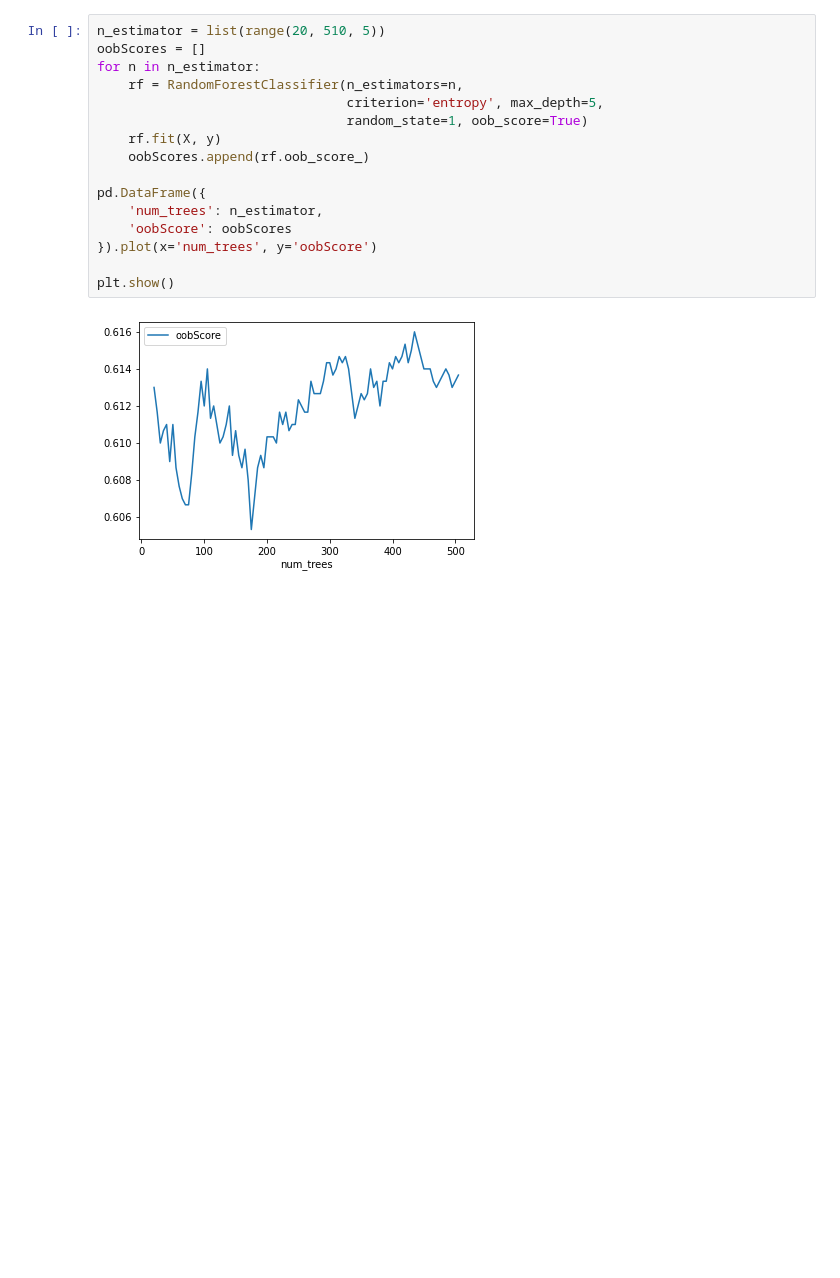
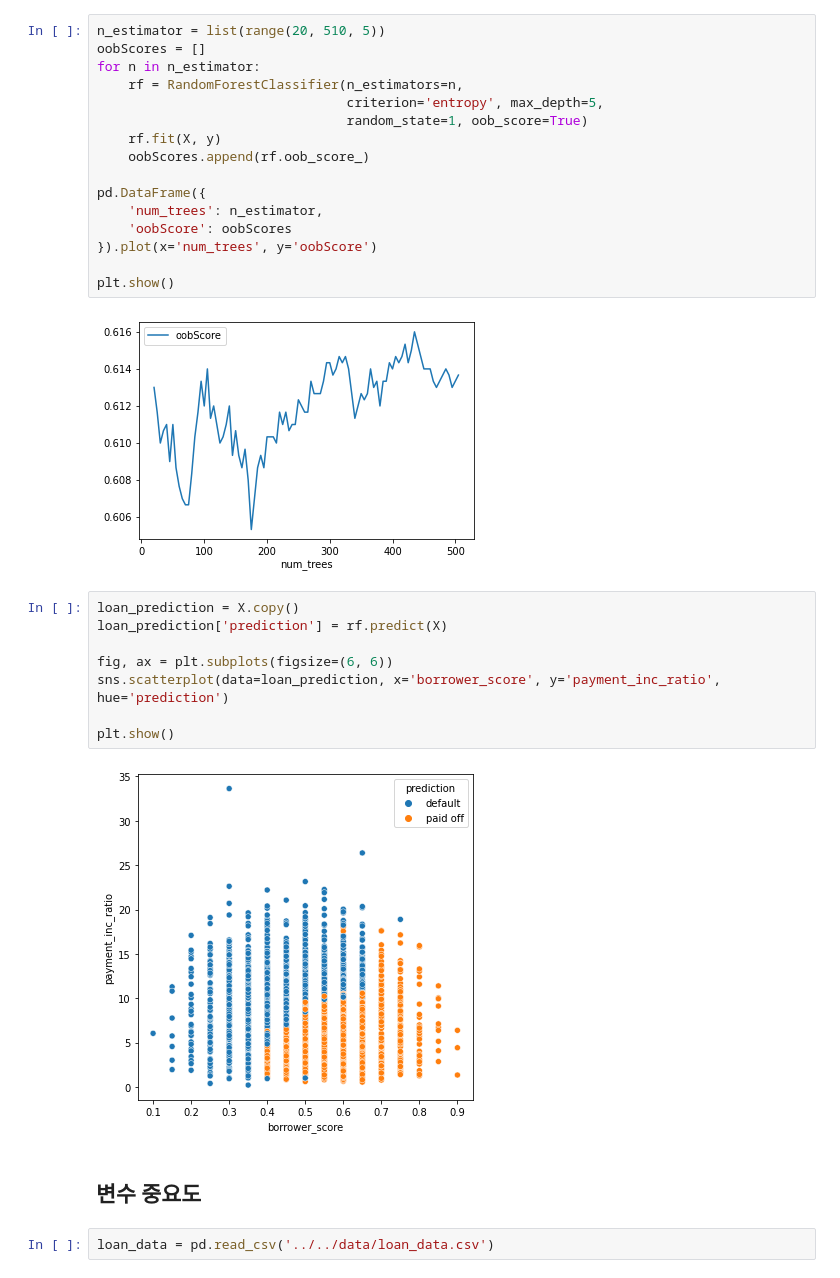
Before and after one commit to uk1996/Statistics, a Jupyter notebook: 6. 통계적 머신러닝/03. 배깅과 랜덤 포레스트.ipynb, the cells around one changed output. Drawn from its saved outputs; the diff is of its cells as text; blank space fills up the shorter version.

```diff
--- a/6. 통계적 머신러닝/03. 배깅과 랜덤 포레스트.ipynb
+++ b/6. 통계적 머신러닝/03. 배깅과 랜덤 포레스트.ipynb
@@ -72,3 +73,17 @@ pd.DataFrame({
 plt.show()
 # %% [output]
 [figure]
+# %%
+loan_prediction = X.copy()
+loan_prediction['prediction'] = rf.predict(X)
+
+fig, ax = plt.subplots(figsize=(6, 6))
+sns.scatterplot(data=loan_prediction, x='borrower_score', y='payment_inc_ratio', hue='prediction')
+
+plt.show()
+# %% [output]
+[figure, added]
+# %% [markdown]
+## 변수 중요도
+# %%
+loan_data = pd.read_csv('../../data/loan_data.csv')
```
Also changed, not shown: parts of 3 cells of this notebook.
